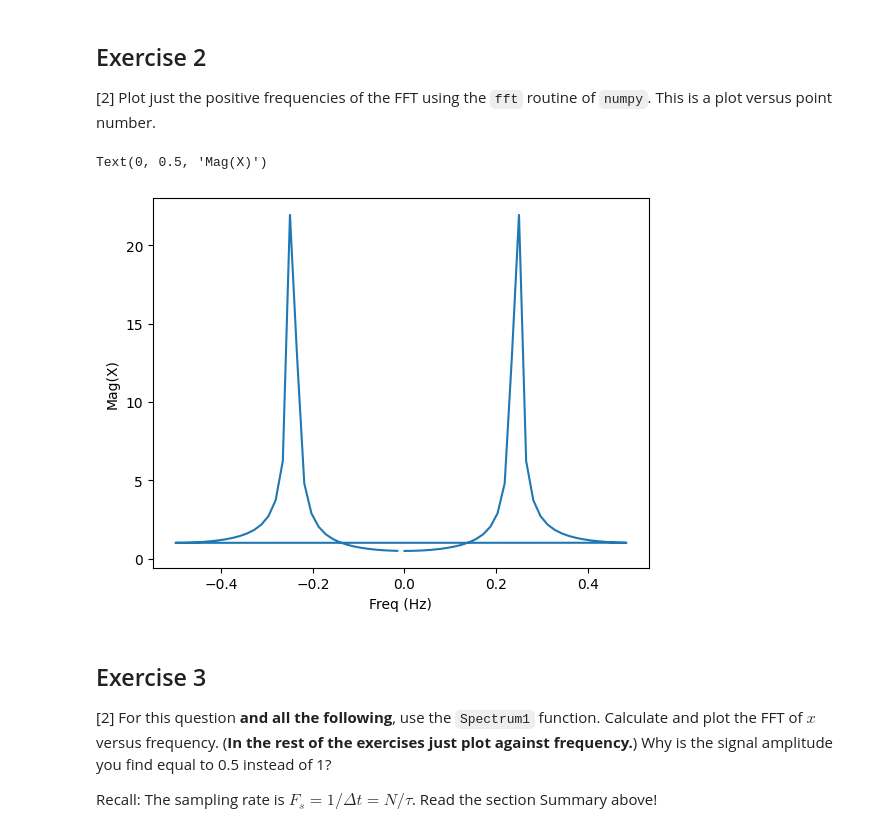
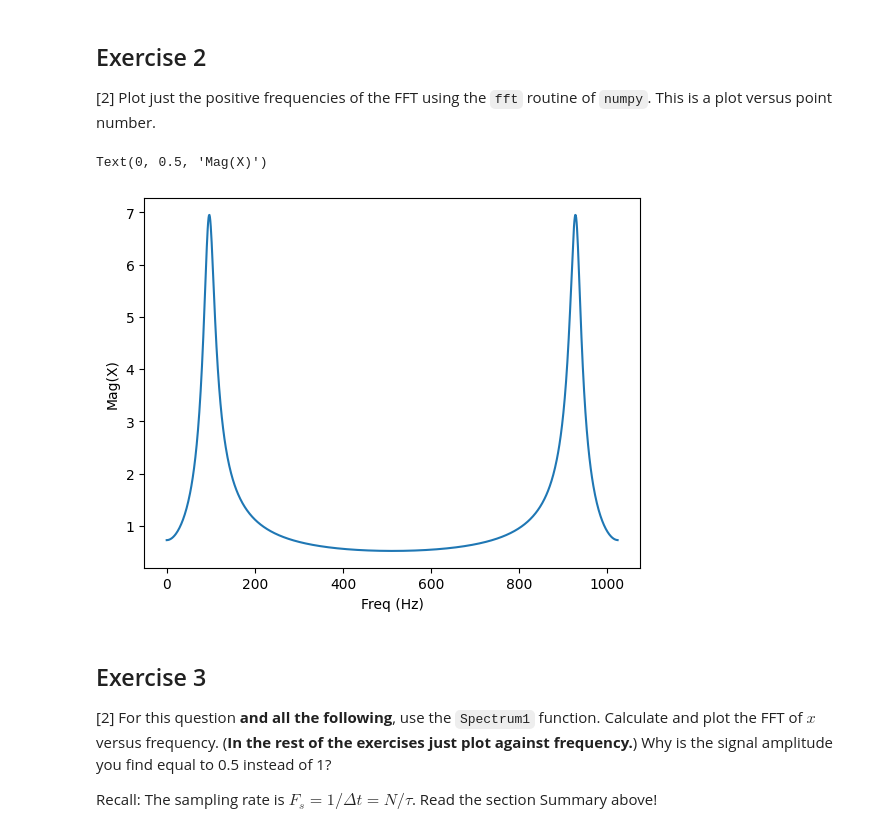
Before and after one commit to PX2145-2025/week-10-b-bshorner533, a Jupyter notebook: FFT.ipynb, the cells around one changed output. Drawn from its saved outputs; the diff is of its cells as text; code cells hidden in the pictures.

```diff
--- a/FFT.ipynb
+++ b/FFT.ipynb
@@ -312,8 +319,9 @@ def f(N, Fs):
 # %%
-N = 64
+N = 512
 Fs = 1024
 tau = N/Fs
 t = np.linspace(0, tau, N, endpoint=False)
+x = np.cos(t) # create x array, amplitude 1.0
 # plot output of function against time for 64 points
 plt.plot(t, f(N, Fs))
 plt.xlabel('Time (s)')
@@ -328,14 +336,14 @@ Text(0.5, 1.0, 'Signal as Function of time for 64 Points')
 # %%
 X = np.fft.fft(f(N, Fs)) # X values
 freq = np.fft.fftfreq(t.shape[-1]) # Freq values
 
-# Plot only  positive values of X against freq
-plt.plot(freq, np.abs(X))
+# Plot only magnitude of X against positive frequency values
+plt.plot(np.abs(X))
 plt.xlabel('Freq (Hz)')
 plt.ylabel('Mag(X)')
 # %% [output]
 Text(0, 0.5, 'Mag(X)')
-[figure, old version]
+[figure, new version]
 # %% [markdown]
 ## Exercise 3
 
```
Also changed, not shown: parts of 10 cells of this notebook.
